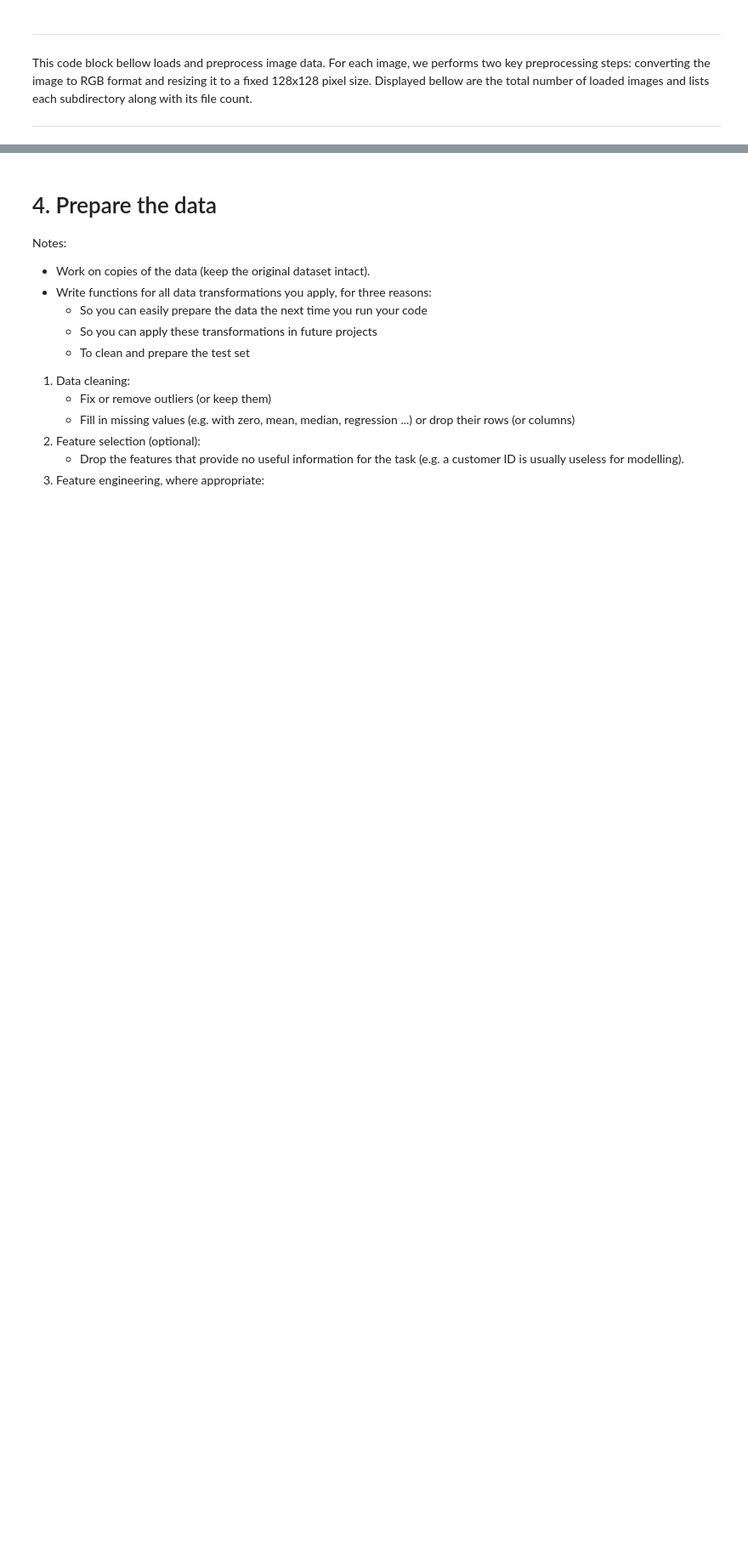
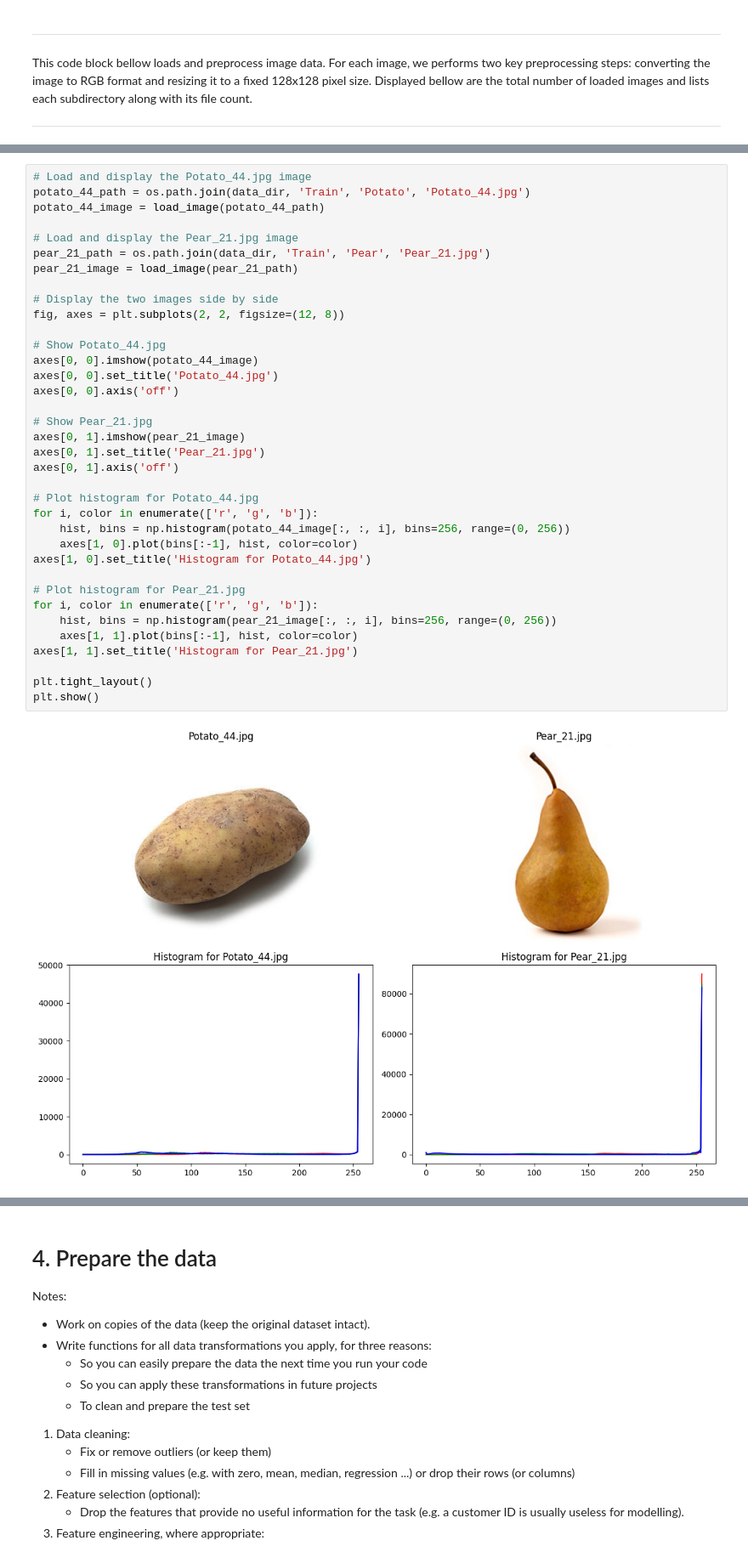
Before and after one commit to radoslavKiryazov/MAL, a Jupyter notebook: GroupProject/7. Final Group Project.ipynb, the cells around one changed output, grey strips where cells are left out. Shown at 85% size. Cells and saved outputs as stored; diff of their text form; blank space fills up the shorter version.

```diff
--- a/GroupProject/7. Final Group Project.ipynb
+++ b/GroupProject/7. Final Group Project.ipynb
@@ -204,0 +289,38 @@ This imbalance could affect the model's ability to classify underrepresented cla
+# %%
+# Load and display the Potato_44.jpg image
+potato_44_path = os.path.join(data_dir, 'Train', 'Potato', 'Potato_44.jpg')
+potato_44_image = load_image(potato_44_path)
+
+# Load and display the Pear_21.jpg image
+pear_21_path = os.path.join(data_dir, 'Train', 'Pear', 'Pear_21.jpg')
+pear_21_image = load_image(pear_21_path)
+
+# Display the two images side by side
+fig, axes = plt.subplots(2, 2, figsize=(12, 8))
+
+# Show Potato_44.jpg
+axes[0, 0].imshow(potato_44_image)
+axes[0, 0].set_title('Potato_44.jpg')
+axes[0, 0].axis('off')
+
+# Show Pear_21.jpg
+axes[0, 1].imshow(pear_21_image)
+axes[0, 1].set_title('Pear_21.jpg')
+axes[0, 1].axis('off')
+
+# Plot histogram for Potato_44.jpg
+for i, color in enumerate(['r', 'g', 'b']):
+    hist, bins = np.histogram(potato_44_image[:, :, i], bins=256, range=(0, 256))
+    axes[1, 0].plot(bins[:-1], hist, color=color)
+axes[1, 0].set_title('Histogram for Potato_44.jpg')
+
+# Plot histogram for Pear_21.jpg
+for i, color in enumerate(['r', 'g', 'b']):
+    hist, bins = np.histogram(pear_21_image[:, :, i], bins=256, range=(0, 256))
+    axes[1, 1].plot(bins[:-1], hist, color=color)
+axes[1, 1].set_title('Histogram for Pear_21.jpg')
+
+plt.tight_layout()
+plt.show()
+# %% [output]
+[figure, added]
```
Also changed, not shown: parts of 9 cells of this notebook.
